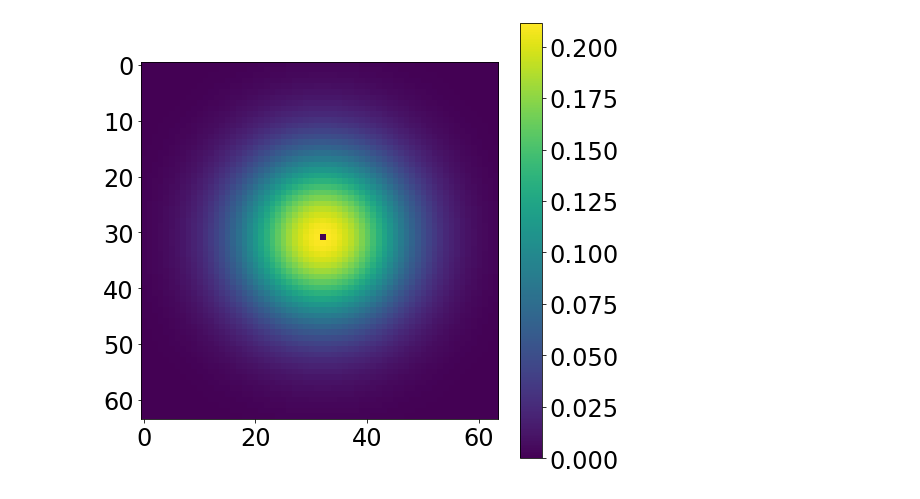
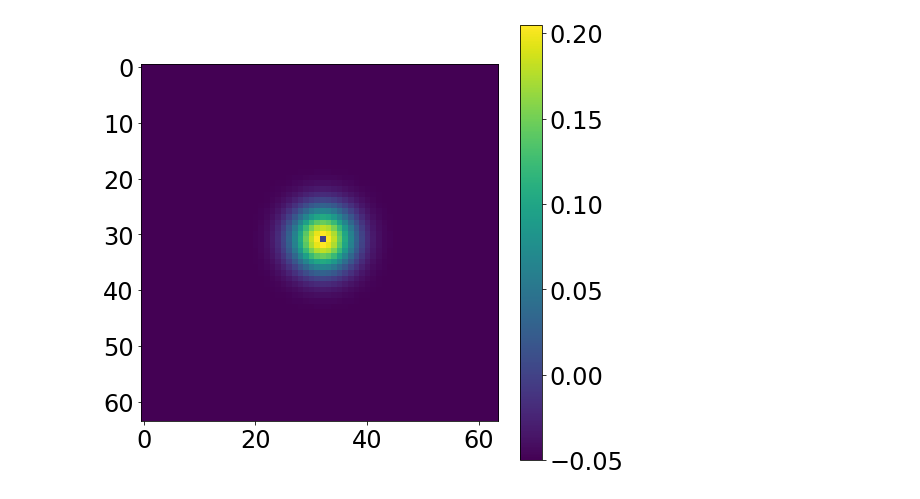
Before and after one commit to unstablecursor/sadnn, a Jupyter notebook: Visualize_interneuron_conn.ipynb, the cells around one changed output. Saved outputs shown, nothing was run; the diff lists cells and outputs as text; code cells hidden in the pictures.

```diff
--- a/Visualize_interneuron_conn.ipynb
+++ b/Visualize_interneuron_conn.ipynb
@@ -11,46 +11,46 @@ import matplotlib.animation as animation
 from components.AttractorLayer import AttractorLayer
 from components.RadarLoader import RadarLoader
 # %%
-
 TAU = 1  # TODO: I don't know whether this is important
-INTENSITY =1.0
-BETA =300  # TODO : Check this
-SIGMA =15.0 # TODO: Check this
-SHIFT = 0.0 # TODO : Check this
+INTENSITY =10.0
+BETA =5 # TODO : Check this
+SIGMA = 5.5 # 0.5
+SHIFT = 0.01 # TODO : Check this
 CUTOFF_DIST = 64 # TODO : Change this
 X_EYE = 1.0
 Y_EYE = 1.0
-
-
-
+NR_OF_PASSES = 3
+MIN_CLIP = -0.01 # -0.0001
+DECAY = 0.2
+K_INHIB = 5.0
 
 
 RES_X = 64
 activations = []
 distances = []
 j = RES_X * (RES_X/2-1) + RES_X - RES_X/2
 grid = np.empty((RES_X,RES_X))
 for i in range(0,RES_X*RES_X):
     dist = np.sqrt(
             X_EYE * (i // RES_X - j // RES_X) ** 2 + Y_EYE *(i % RES_X - j % RES_X) ** 2
         )
     if dist > CUTOFF_DIST:
         transfer_func = 0
     else:
         transfer_func = BETA * ( ( INTENSITY *
                      np.exp(-dist**2 / (SIGMA ** 2))
-                ) / (math.pi * 2 * (SIGMA ** 2)))
+                ) / (math.pi * 2 * (SIGMA ** 2)) - SHIFT)
     if dist == 0:
         transfer_func = 0
     distances.append(dist)
     activations.append(transfer_func)
     grid[i//RES_X][i%RES_X] = transfer_func
 
 fig, ax = plt.subplots(figsize=(8,8))
 
 cell_dists_map = ax.imshow(np.array(grid))
 fig.colorbar(cell_dists_map)
 fig.savefig("inter_neuron.png")
 plt.show()
 # %% [output]
-[figure, old version]
+[figure, new version]
```
Also changed, not shown: 6 other files.
